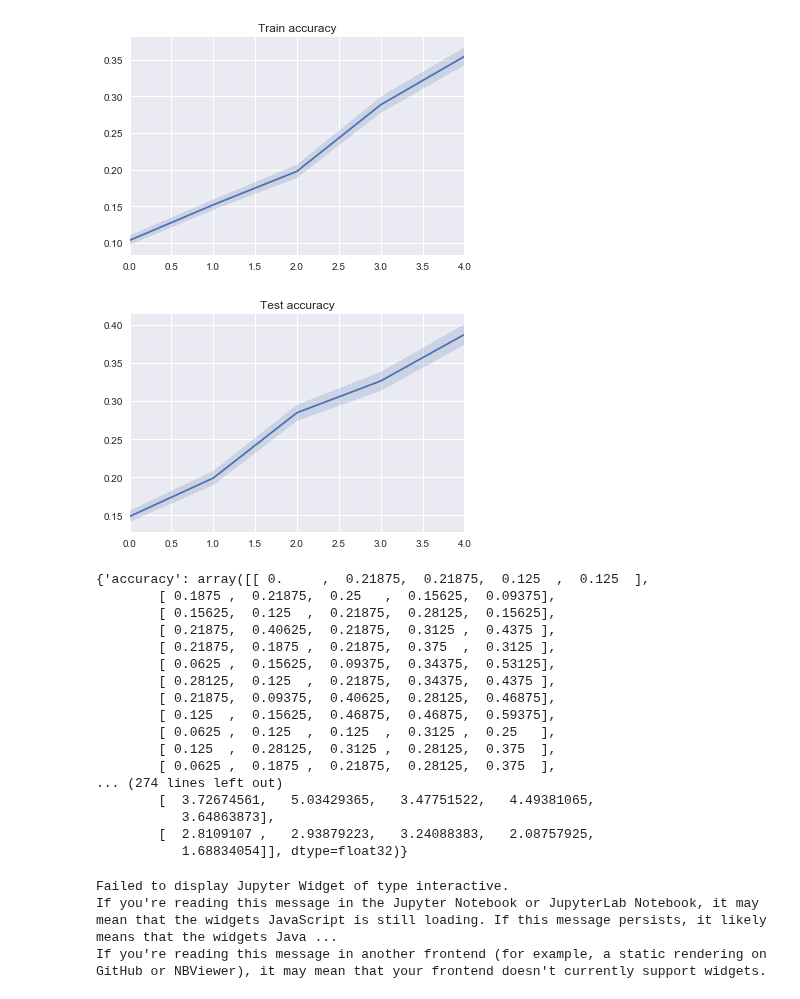
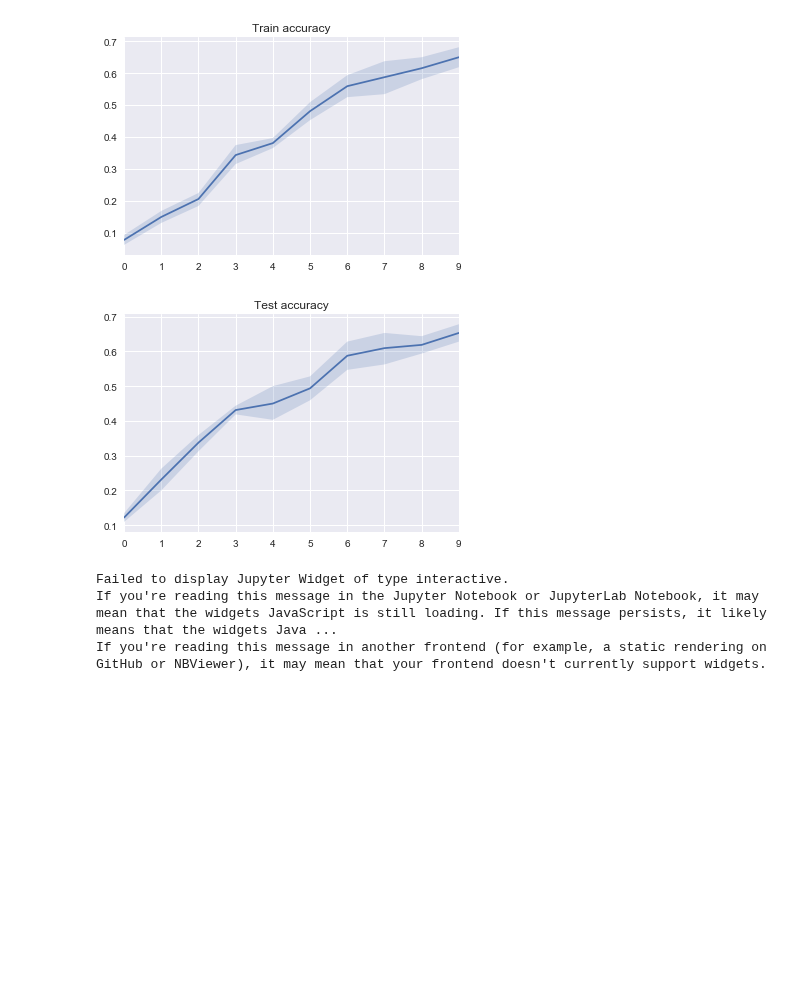
Before and after one commit to analysiscenter/az_training, a Jupyter notebook: alexey_kozhevin/task_07/experiment_demo.ipynb, the cells around one changed output. Saved outputs shown, nothing was run; the diff lists cells and outputs as text; code cells hidden in the pictures; blank space fills up the shorter version.

Commit message:
add plots parametrized by congig

```diff
--- a/alexey_kozhevin/task_07/experiment_demo.ipynb
+++ b/alexey_kozhevin/task_07/experiment_demo.ipynb
@@ -10,7 +10,8 @@ from dataset.opensets import MNIST
 
 %matplotlib inline
 # %%
-grid = {'head/units': [[100, 100, 2]]}
+grid = {'head/units': [[4096, 4096, 2], [100, 100, 2]],
+        'body/block': [dict(layout='cna'), dict(layout='can')]}
 # %%
 experiment = Experiment(VGG7, 'mnist', grid_config=grid)
 # %% [output]
@@ -18,3 +19,2 @@ ExtractingExtractingExtractingExtracting    C:\Users\kozhevin\AppData\Local\Temp
 # %%
-experiment.run(n_reps=100, n_iters=100, batch_size=32)
-experiment.summary()
+experiment.run(n_reps=10, n_iters=10, batch_size=32)
@@ -21,31 +49,13 @@ experiment.summary()
+# %%
+cfg = {'head/units': [100, 100, 2],
+       'body/block': dict(layout='can')}
+experiment.get_plots('accuracy', cfg)
+# %% [output]
+[figure, added]
+[figure, added]
 # %%
-experiment.get_plots('accuracy', 0)
+experiment.plot_density_interactive('accuracy', cfg, mode='train', xlim=(0,1))
 # %% [output]
-[figure, removed]
-[figure, removed]
+Failed to display Jupyter Widget of type interactive.
+If you're reading this message in the Jupyter Notebook or JupyterLab Notebook, it may mean that the widgets JavaScript is still loading. If this message persists, it likely means that the widgets Java ...
+If you're reading this message in another frontend (for example, a static rendering on GitHub or NBViewer), it may mean that your frontend doesn't currently support widgets.
-# %%
-experiment.stat[0][1]['test_history']
-# %% [output]
-{'accuracy': array([[ 0.     ,  0.21875,  0.21875,  0.125  ,  0.125  ],
-        [ 0.1875 ,  0.21875,  0.25   ,  0.15625,  0.09375],
-        [ 0.15625,  0.125  ,  0.21875,  0.28125,  0.15625],
-        [ 0.21875,  0.40625,  0.21875,  0.3125 ,  0.4375 ],
-        [ 0.21875,  0.1875 ,  0.21875,  0.375  ,  0.3125 ],
-        [ 0.0625 ,  0.15625,  0.09375,  0.34375,  0.53125],
-        [ 0.28125,  0.125  ,  0.21875,  0.34375,  0.4375 ],
-        [ 0.21875,  0.09375,  0.40625,  0.28125,  0.46875],
-        [ 0.125  ,  0.15625,  0.46875,  0.46875,  0.59375],
-        [ 0.0625 ,  0.125  ,  0.125  ,  0.3125 ,  0.25   ],
-        [ 0.125  ,  0.28125,  0.3125 ,  0.28125,  0.375  ],
-        [ 0.0625 ,  0.1875 ,  0.21875,  0.28125,  0.375  ],
-... (274 lines left out)
-        [  3.72674561,   5.03429365,   3.47751522,   4.49381065,
-           3.64863873],
-        [  2.8109107 ,   2.93879223,   3.24088383,   2.08757925,
-           1.68834054]], dtype=float32)}
-# %%
-experiment.plot_density_interactive(0, 'accuracy', mode='test', )
-# %% [output]
-Failed to display Jupyter Widget of type interactive.
-If you're reading this message in the Jupyter Notebook or JupyterLab Notebook, it may mean that the widgets JavaScript is still loading. If this message persists, it likely means that the widgets Java ...
-If you're reading this message in another frontend (for example, a static rendering on GitHub or NBViewer), it may mean that your frontend doesn't currently support widgets.
```
Also changed, not shown: parts of 3 cells of this notebook, 1 other file.
